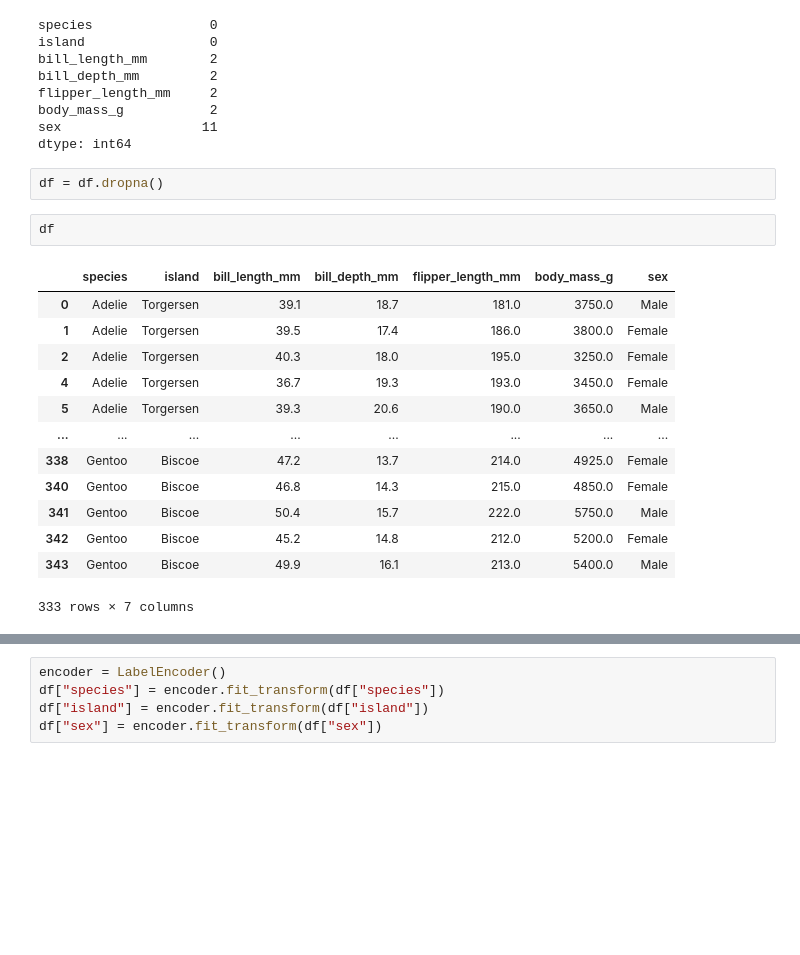
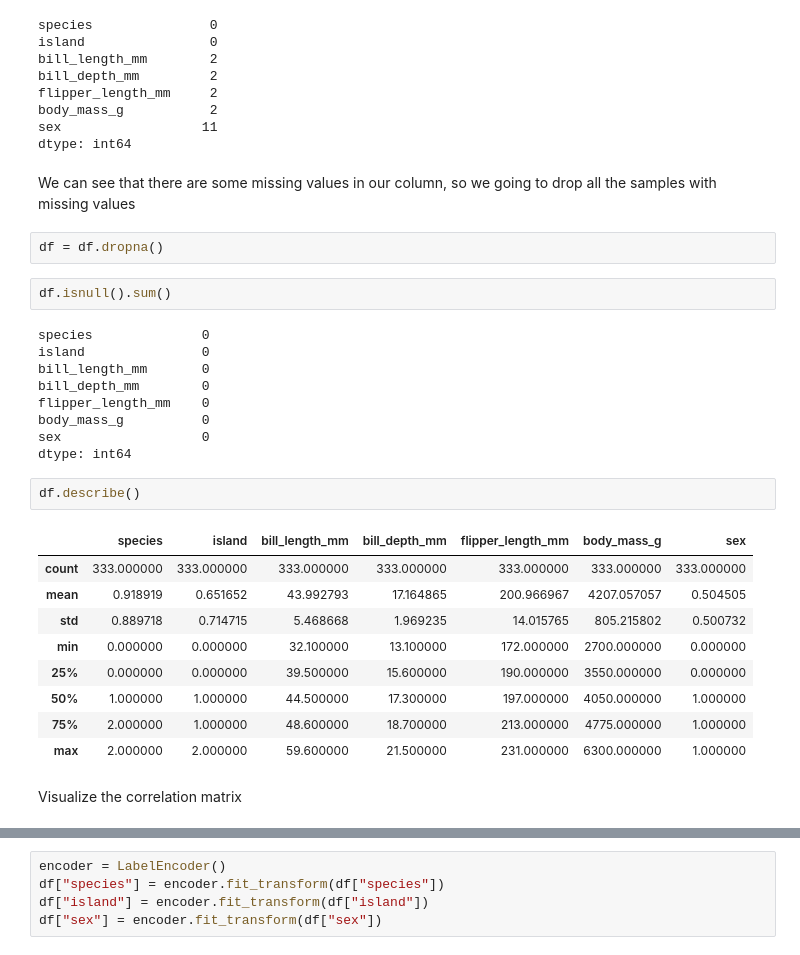
Before and after one commit to trizkynoviandy/penguin-classification, a Jupyter notebook: penguin_classification.ipynb, the cells around one changed output, grey strips where cells are left out. Saved outputs shown, nothing was run; the diff lists cells and outputs as text; blank space fills up the shorter version.

```diff
--- a/penguin_classification.ipynb
+++ b/penguin_classification.ipynb
@@ -70,21 +61,32 @@ flipper_length_mm     2
 body_mass_g           2
 sex                  11
 dtype: int64
+# %% [markdown]
+We can see that there are some missing values in our column, so we going to drop all the samples with missing values
 # %%
 df = df.dropna()
+# %%
+df.isnull().sum()
+# %% [output]
+species              0
+island               0
+bill_length_mm       0
+bill_depth_mm        0
+flipper_length_mm    0
+body_mass_g          0
+sex                  0
+dtype: int64
 # %%
-df
+df.describe()
 # %% [output]
 |  | species | island | bill_length_mm | bill_depth_mm | flipper_length_mm | body_mass_g | sex |
-| 0 | Adelie | Torgersen | 39.1 | 18.7 | 181.0 | 3750.0 | Male |
-| 1 | Adelie | Torgersen | 39.5 | 17.4 | 186.0 | 3800.0 | Female |
-| 2 | Adelie | Torgersen | 40.3 | 18.0 | 195.0 | 3250.0 | Female |
-| 4 | Adelie | Torgersen | 36.7 | 19.3 | 193.0 | 3450.0 | Female |
-| 5 | Adelie | Torgersen | 39.3 | 20.6 | 190.0 | 3650.0 | Male |
-| ... | ... | ... | ... | ... | ... | ... | ... |
-| 338 | Gentoo | Biscoe | 47.2 | 13.7 | 214.0 | 4925.0 | Female |
-| 340 | Gentoo | Biscoe | 46.8 | 14.3 | 215.0 | 4850.0 | Female |
-| 341 | Gentoo | Biscoe | 50.4 | 15.7 | 222.0 | 5750.0 | Male |
-| 342 | Gentoo | Biscoe | 45.2 | 14.8 | 212.0 | 5200.0 | Female |
-| 343 | Gentoo | Biscoe | 49.9 | 16.1 | 213.0 | 5400.0 | Male |
+| count | 333.000000 | 333.000000 | 333.000000 | 333.000000 | 333.000000 | 333.000000 | 333.000000 |
+| mean | 0.918919 | 0.651652 | 43.992793 | 17.164865 | 200.966967 | 4207.057057 | 0.504505 |
+| std | 0.889718 | 0.714715 | 5.468668 | 1.969235 | 14.015765 | 805.215802 | 0.500732 |
+| min | 0.000000 | 0.000000 | 32.100000 | 13.100000 | 172.000000 | 2700.000000 | 0.000000 |
+| 25% | 0.000000 | 0.000000 | 39.500000 | 15.600000 | 190.000000 | 3550.000000 | 0.000000 |
+| 50% | 1.000000 | 1.000000 | 44.500000 | 17.300000 | 197.000000 | 4050.000000 | 1.000000 |
+| 75% | 2.000000 | 1.000000 | 48.600000 | 18.700000 | 213.000000 | 4775.000000 | 1.000000 |
+| max | 2.000000 | 2.000000 | 59.600000 | 21.500000 | 231.000000 | 6300.000000 | 1.000000 |
-333 rows × 7 columns
+# %% [markdown]
+Visualize the correlation matrix
```
Also changed, not shown: parts of 29 cells of this notebook.
